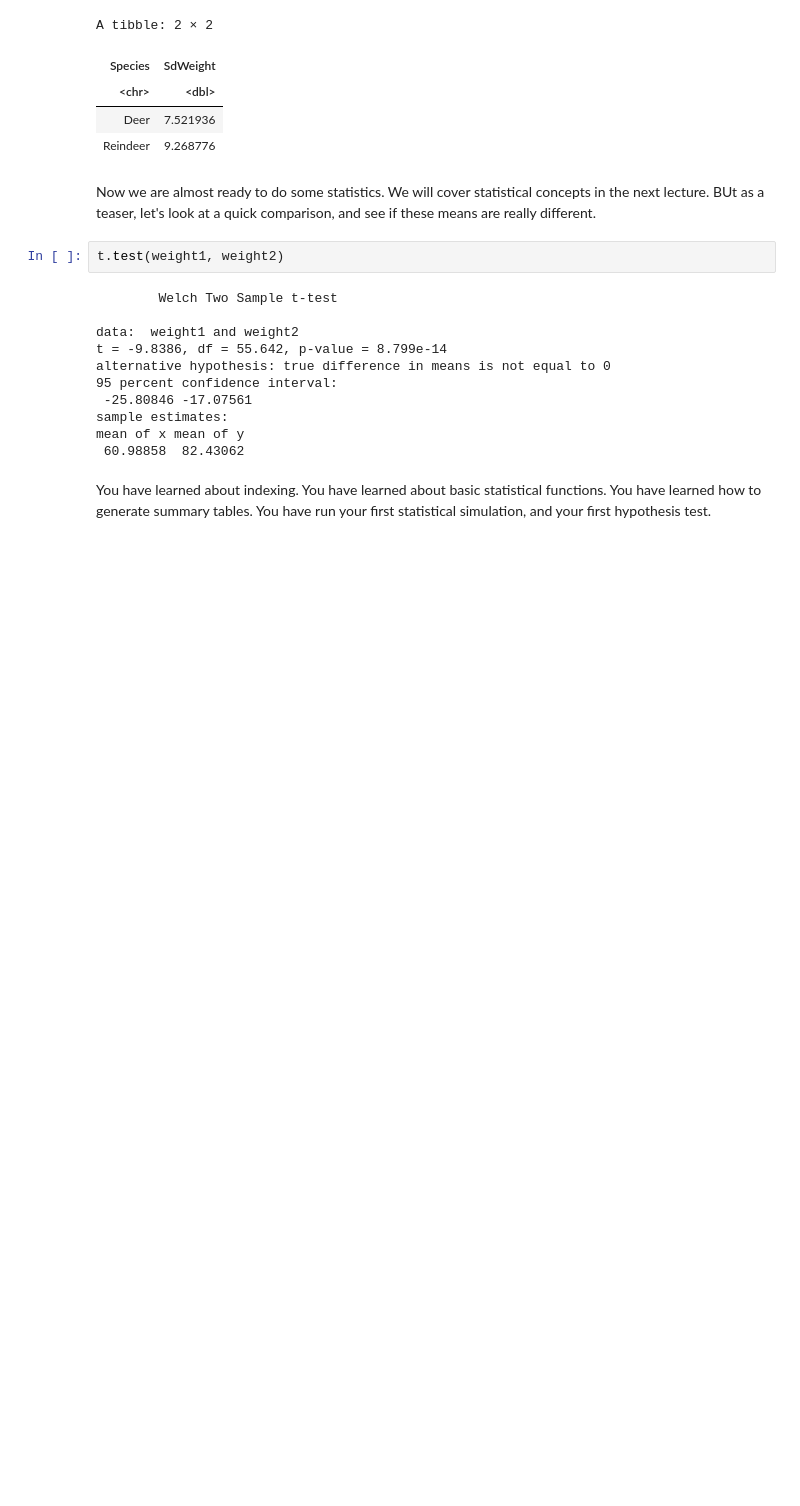
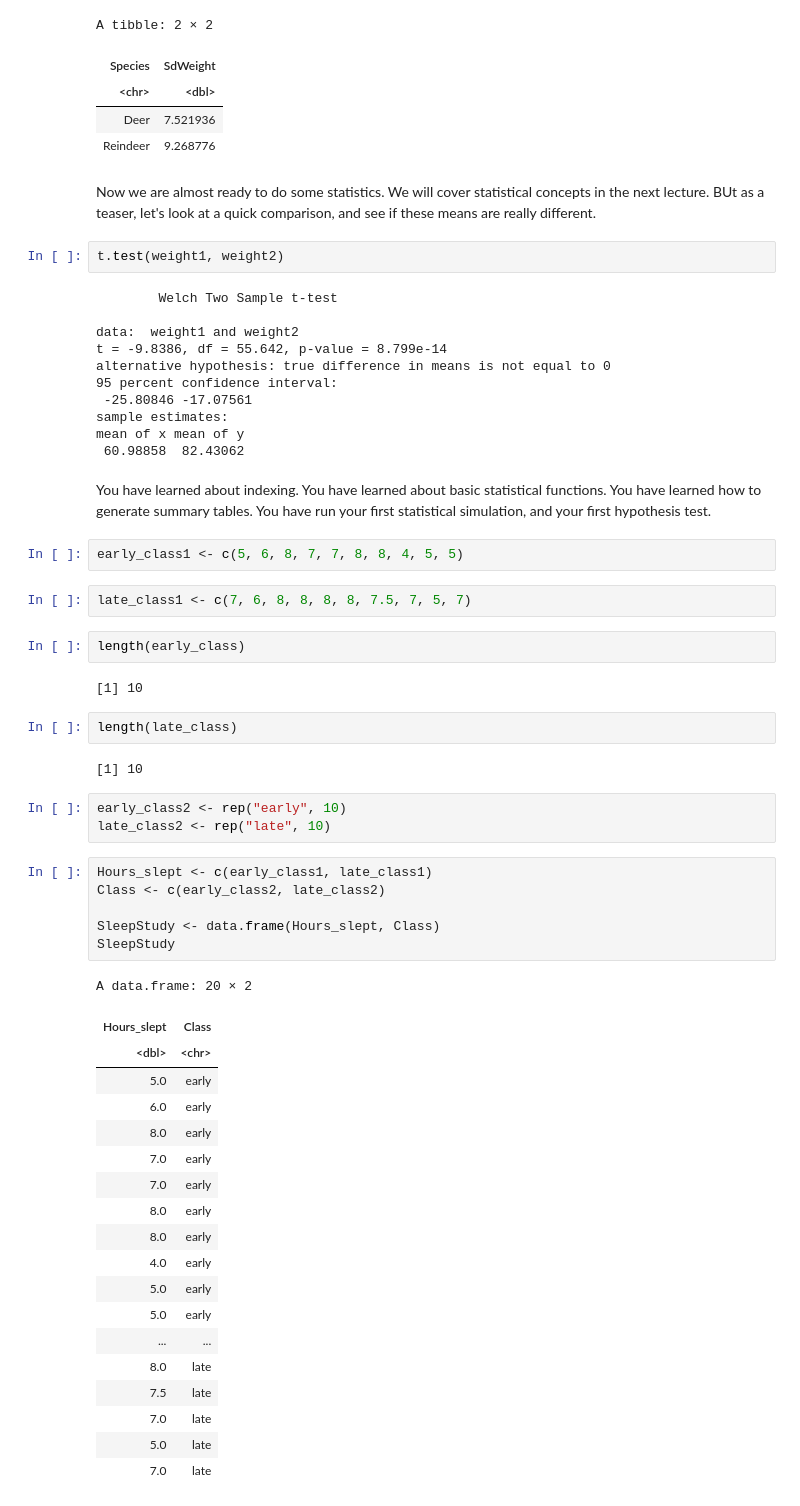
Before and after one commit to birdie2030/CulturalDataScience, a Jupyter notebook: stats_1_empty.ipynb, the cells around one changed output. Drawn from its saved outputs; the diff is of its cells as text; blank space fills up the shorter version.

```diff
--- a/stats_1_empty.ipynb
+++ b/stats_1_empty.ipynb
@@ -394,3 +394,44 @@ mean of x mean of y
  60.98858  82.43062
 # %% [markdown]
 You have learned about indexing. You have learned about basic statistical functions. You have learned how to generate summary tables. You have run your first statistical simulation, and your first hypothesis test.
+# %%
+early_class1 <- c(5, 6, 8, 7, 7, 8, 8, 4, 5, 5)
+# %%
+late_class1 <- c(7, 6, 8, 8, 8, 8, 7.5, 7, 5, 7)
+# %%
+length(early_class)
+# %% [output]
+[1] 10
+# %%
+length(late_class)
+# %% [output]
+[1] 10
+# %%
+early_class2 <- rep("early", 10)
+late_class2 <- rep("late", 10)
+# %%
+Hours_slept <- c(early_class1, late_class1)
+Class <- c(early_class2, late_class2)
+
+SleepStudy <- data.frame(Hours_slept, Class)
+SleepStudy
+# %% [output]
+A data.frame: 20 × 2
+| Hours_slept | Class |
+| <dbl> | <chr> |
+| 5.0 | early |
+| 6.0 | early |
+| 8.0 | early |
+| 7.0 | early |
+| 7.0 | early |
+| 8.0 | early |
+| 8.0 | early |
+| 4.0 | early |
+| 5.0 | early |
+| 5.0 | early |
+| ... | ... |
+| 8.0 | late |
+| 7.5 | late |
+| 7.0 | late |
+| 5.0 | late |
+| 7.0 | late |
```
Also changed, not shown: parts of 2 cells of this notebook.
